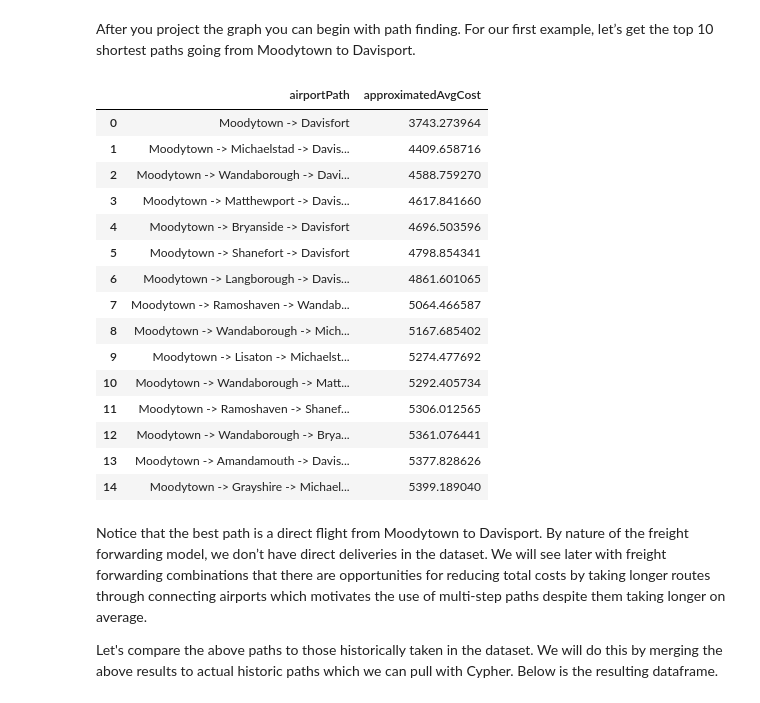
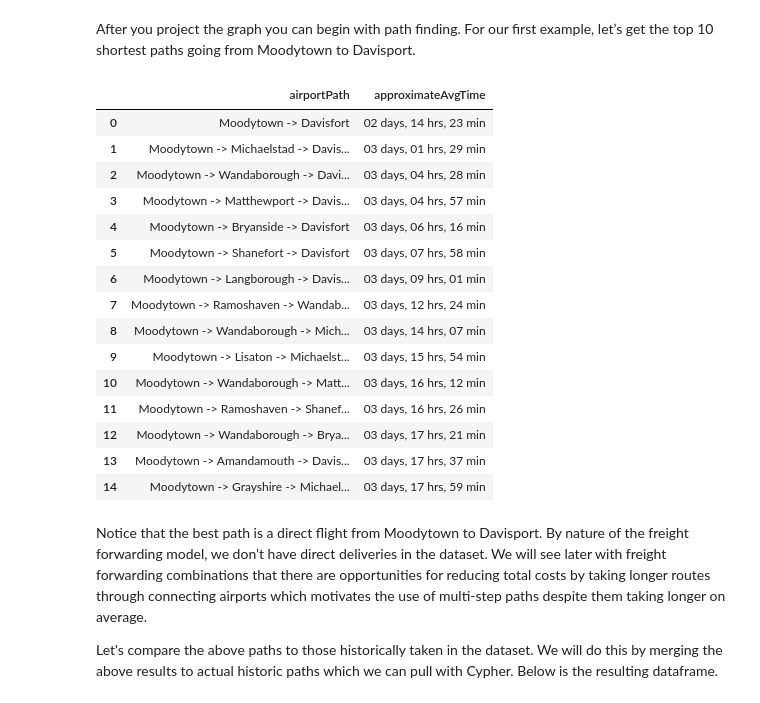
Before and after one commit to neo4j-product-examples/supply-chain-logistics-demo, a Jupyter notebook: part3-path-finding-and-what-if/route-finding-demo.ipynb, the cells around one changed output. Drawn from its saved outputs; the diff is of its cells as text; code cells hidden in the pictures.

```diff
--- a/part3-path-finding-and-what-if/route-finding-demo.ipynb
+++ b/part3-path-finding-and-what-if/route-finding-demo.ipynb
@@ -155,26 +161,27 @@ yen_df = gds.shortestPath.yens.stream(g, sourceNode=source_node_id, targetNode=t
 # %%
 def get_airport_names(p):
     return ' -> '.join(list(dict.fromkeys([node.get('name') for node in p.nodes])))
 yen_df['airportPath'] = yen_df.path.apply(get_airport_names)
-top_path_df = yen_df[['airportPath', 'totalCost']].rename(columns={'totalCost':'approximatedAvgCost'})
+yen_df['totalCostFormatted'] = ds_utils.minutes_to_duration(yen_df.totalCost)
+top_path_df = yen_df[['airportPath', 'totalCostFormatted']].rename(columns={'totalCostFormatted':'approximateAvgTime'})
 top_path_df
 # %% [output]
-|  | airportPath | approximatedAvgCost |
-| 0 | Moodytown -> Davisfort | 3743.273964 |
-| 1 | Moodytown -> Michaelstad -> Davis... | 4409.658716 |
-| 2 | Moodytown -> Wandaborough -> Davi... | 4588.759270 |
-| 3 | Moodytown -> Matthewport -> Davis... | 4617.841660 |
-| 4 | Moodytown -> Bryanside -> Davisfort | 4696.503596 |
-| 5 | Moodytown -> Shanefort -> Davisfort | 4798.854341 |
-| 6 | Moodytown -> Langborough -> Davis... | 4861.601065 |
-| 7 | Moodytown -> Ramoshaven -> Wandab... | 5064.466587 |
-| 8 | Moodytown -> Wandaborough -> Mich... | 5167.685402 |
-| 9 | Moodytown -> Lisaton -> Michaelst... | 5274.477692 |
-| 10 | Moodytown -> Wandaborough -> Matt... | 5292.405734 |
-| 11 | Moodytown -> Ramoshaven -> Shanef... | 5306.012565 |
-| 12 | Moodytown -> Wandaborough -> Brya... | 5361.076441 |
-| 13 | Moodytown -> Amandamouth -> Davis... | 5377.828626 |
-| 14 | Moodytown -> Grayshire -> Michael... | 5399.189040 |
+|  | airportPath | approximateAvgTime |
+| 0 | Moodytown -> Davisfort | 02 days, 14 hrs, 23 min |
+| 1 | Moodytown -> Michaelstad -> Davis... | 03 days, 01 hrs, 29 min |
+| 2 | Moodytown -> Wandaborough -> Davi... | 03 days, 04 hrs, 28 min |
+| 3 | Moodytown -> Matthewport -> Davis... | 03 days, 04 hrs, 57 min |
+| 4 | Moodytown -> Bryanside -> Davisfort | 03 days, 06 hrs, 16 min |
+| 5 | Moodytown -> Shanefort -> Davisfort | 03 days, 07 hrs, 58 min |
+| 6 | Moodytown -> Langborough -> Davis... | 03 days, 09 hrs, 01 min |
+| 7 | Moodytown -> Ramoshaven -> Wandab... | 03 days, 12 hrs, 24 min |
+| 8 | Moodytown -> Wandaborough -> Mich... | 03 days, 14 hrs, 07 min |
+| 9 | Moodytown -> Lisaton -> Michaelst... | 03 days, 15 hrs, 54 min |
+| 10 | Moodytown -> Wandaborough -> Matt... | 03 days, 16 hrs, 12 min |
+| 11 | Moodytown -> Ramoshaven -> Shanef... | 03 days, 16 hrs, 26 min |
+| 12 | Moodytown -> Wandaborough -> Brya... | 03 days, 17 hrs, 21 min |
+| 13 | Moodytown -> Amandamouth -> Davis... | 03 days, 17 hrs, 37 min |
+| 14 | Moodytown -> Grayshire -> Michael... | 03 days, 17 hrs, 59 min |
 # %% [markdown]
 Notice that the best path is a direct flight from Moodytown to Davisport. By nature of the freight forwarding model, we don’t have direct deliveries in the dataset.  We will see later with freight forwarding combinations that there are opportunities for reducing total costs by taking longer routes through connecting airports which motivates the use of multi-step paths despite them taking longer on average.
 
```
Also changed, not shown: parts of 26 cells of this notebook, 7 other files.
